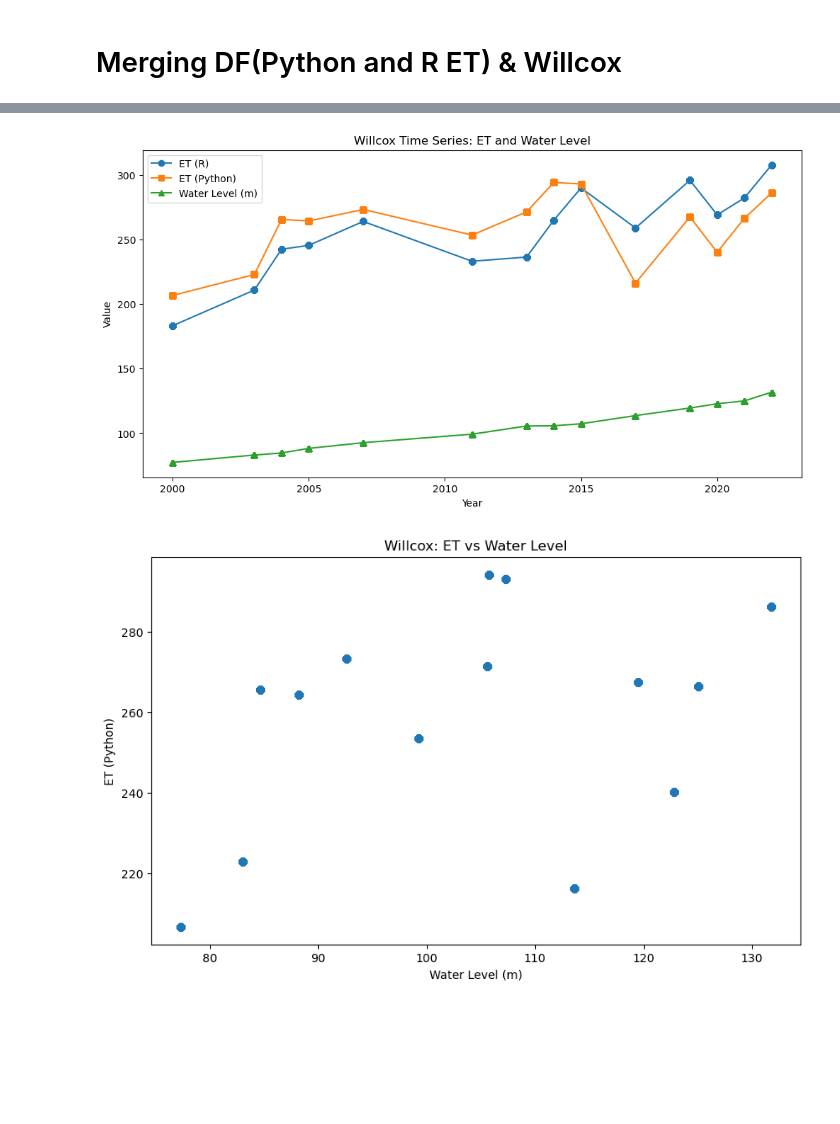
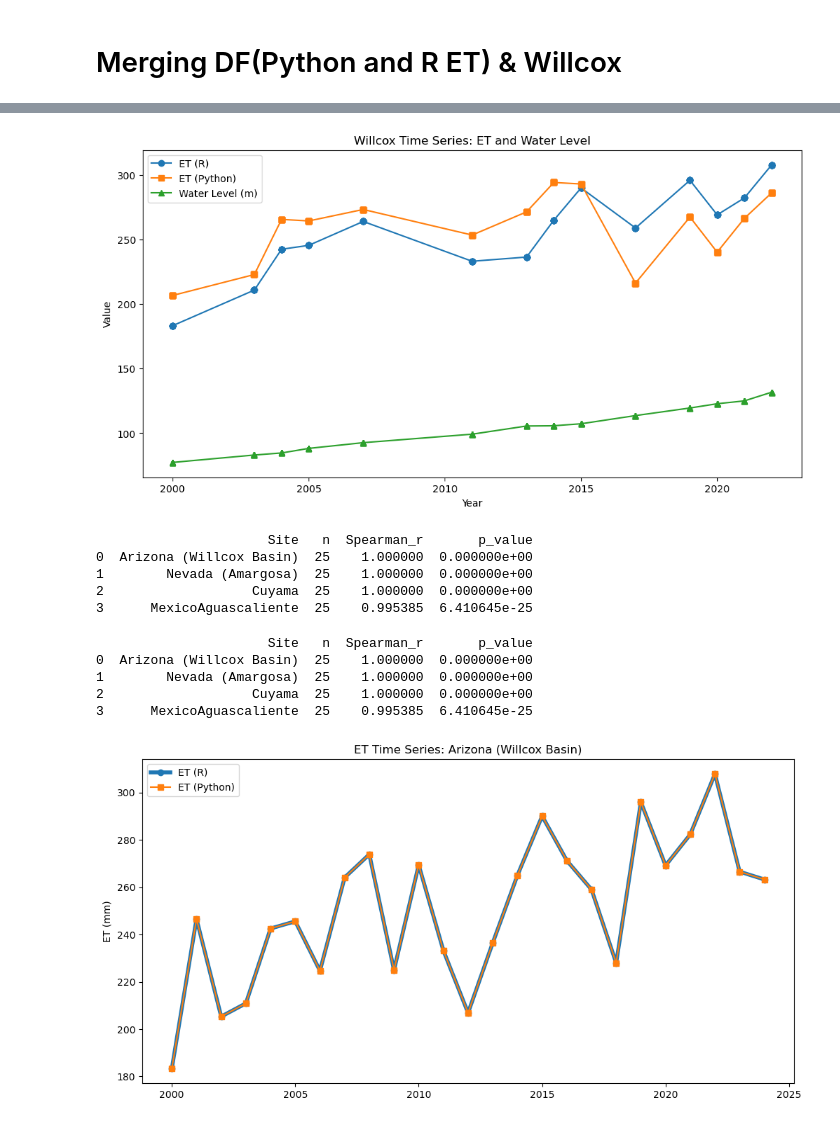
Before and after one commit to meds-AridGW/GW-depth-data-exploration, a Jupyter notebook: spearman_stats.ipynb, the cells around one changed output, grey strips where cells are left out. Drawn from its saved outputs; the diff is of its cells as text; code cells hidden in the pictures; blank space fills up the shorter version.

```diff
--- a/spearman_stats.ipynb
+++ b/spearman_stats.ipynb
@@ -197,14 +214,47 @@ plt.ylabel('Value')
 plt.title('Willcox Time Series: ET and Water Level')
 plt.legend()
 plt.show()
-
-# Scatterplot - ET (Python) vs Water Level
-plt.figure(figsize=(10, 6))
-plt.scatter(willcox_merged['WaterLevel_m'], willcox_merged['ET (Python)'], alpha=0.6)
-plt.xlabel('Water Level (m)')
-plt.ylabel('ET (Python)')
-plt.title('Willcox: ET vs Water Level')
-plt.show()
 # %% [output]
 [figure]
-[figure, removed]
+# %%
+# Load and clean
+us_sites = pd.read_csv('data/et_R_python_comparison_v2.xlsx - US Sites.csv')
+us_sites = us_sites.loc[:, ~us_sites.columns.str.contains('^Unnamed')]
+
+# Run Spearman correlation by site
+results_us = spearman_by_site(us_sites)
+print(results_us)
+# %% [output]
+                      Site   n  Spearman_r       p_value
+0  Arizona (Willcox Basin)  25    1.000000  0.000000e+00
+1        Nevada (Amargosa)  25    1.000000  0.000000e+00
+2                   Cuyama  25    1.000000  0.000000e+00
+3      MexicoAguascaliente  25    0.995385  6.410645e-25
+# %%
+# Load and clean
+us_sites = pd.read_csv('data/et_R_python_comparison_v2.xlsx - US Sites.csv')
+us_sites = us_sites.loc[:, ~us_sites.columns.str.contains('^Unnamed')]
+
+# Run Spearman correlation by site
+results_us = spearman_by_site(us_sites)
+print(results_us)
+
+# Define site
+site_name = 'Arizona (Willcox Basin)'
+site_data = us_sites[us_sites['Site'] == site_name].sort_values('Year')
+
+plt.figure(figsize=(12, 6))
+plt.plot(site_data['Year'], site_data['ET (R)'], 'o-', label='ET (R)', linewidth = 4)
+plt.plot(site_data['Year'], site_data['ET (Python)'], 's-', label='ET (Python)')
+#plt.xlabel('Year')
+plt.ylabel('ET (mm)')
+plt.title(f'ET Time Series: {site_name}')
+plt.legend()
+plt.show()
+# %% [output]
+                      Site   n  Spearman_r       p_value
+0  Arizona (Willcox Basin)  25    1.000000  0.000000e+00
+1        Nevada (Amargosa)  25    1.000000  0.000000e+00
+2                   Cuyama  25    1.000000  0.000000e+00
+3      MexicoAguascaliente  25    0.995385  6.410645e-25
+[figure, added]
```
Also changed, not shown: parts of 6 cells of this notebook.
